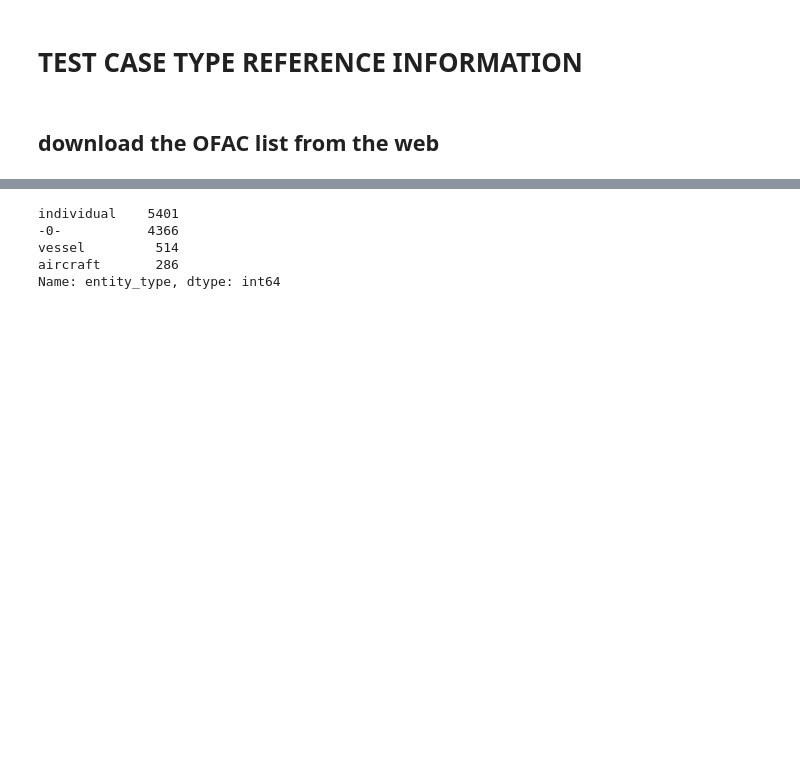
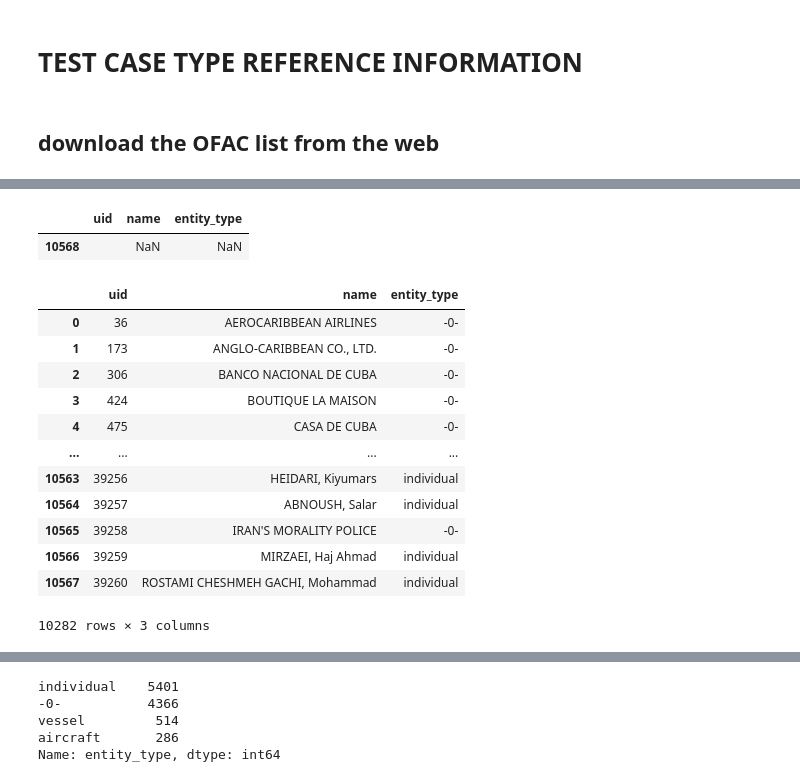
Before and after one commit to miki727/ABCNY_Project, a Jupyter notebook: Test case generator/Shuning Ma/test_case_generator_UID-212.ipynb, the cells around one changed output, grey strips where cells are left out. Drawn from its saved outputs; the diff is of its cells as text; code cells hidden in the pictures; blank space fills up the shorter version.

```diff
--- a/Test case generator/Shuning Ma/test_case_generator_UID-212.ipynb
+++ b/Test case generator/Shuning Ma/test_case_generator_UID-212.ipynb
@@ -56,0 +54,21 @@ ofac_list
+# %%
+ofac_list[ofac_list['name'].isnull() == True]
+# %% [output]
+|  | uid | name | entity_type |
+| 10568 |  | NaN | NaN |
+# %%
+ofac_list[(ofac_list['name'].isnull() != True) & (ofac_list['entity_type'] != 'aircraft')]
+# %% [output]
+|  | uid | name | entity_type |
+| 0 | 36 | AEROCARIBBEAN AIRLINES | -0- |
+| 1 | 173 | ANGLO-CARIBBEAN CO., LTD. | -0- |
+| 2 | 306 | BANCO NACIONAL DE CUBA | -0- |
+| 3 | 424 | BOUTIQUE LA MAISON | -0- |
+| 4 | 475 | CASA DE CUBA | -0- |
+| ... | ... | ... | ... |
+| 10563 | 39256 | HEIDARI, Kiyumars | individual |
+| 10564 | 39257 | ABNOUSH, Salar | individual |
+| 10565 | 39258 | IRAN'S MORALITY POLICE | -0- |
+| 10566 | 39259 | MIRZAEI, Haj Ahmad | individual |
+| 10567 | 39260 | ROSTAMI CHESHMEH GACHI, Mohammad | individual |
+10282 rows × 3 columns
```
Also changed, not shown: parts of 4 cells of this notebook, 10 other files.
